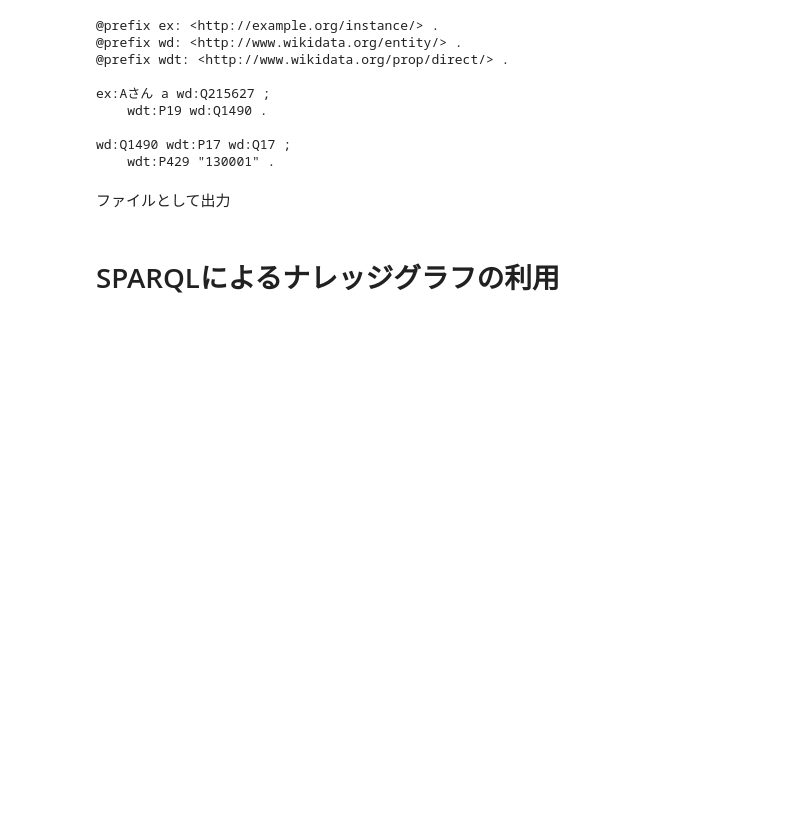
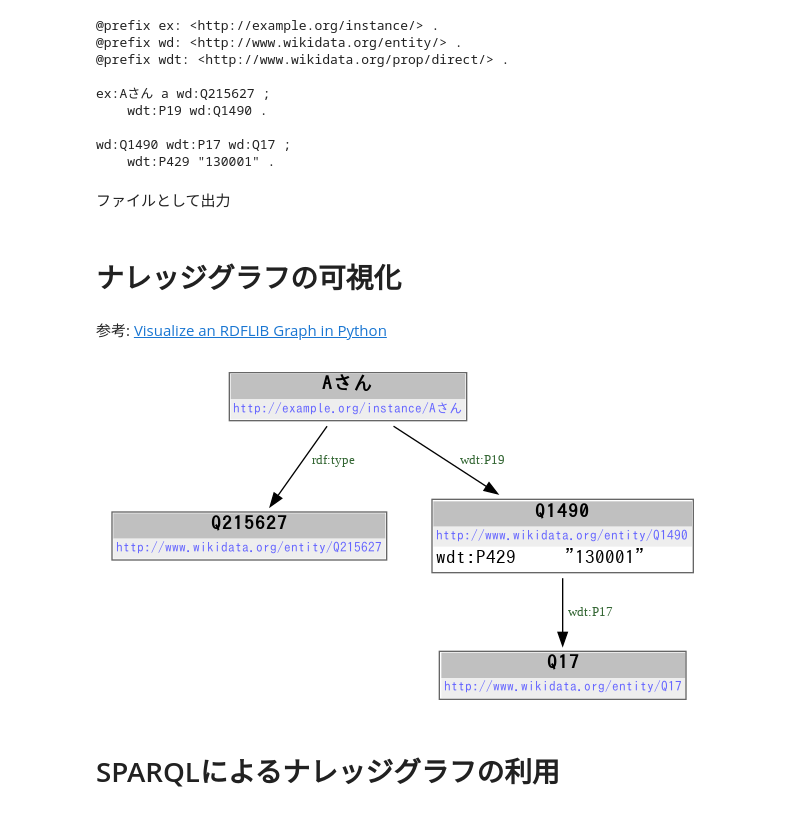
Before and after one commit to KnowledgeGraphJapan/KGRC-ws-2021, a Jupyter notebook: Section2/kgrc_ws_2021_sample.ipynb, the cells around one changed output. Drawn from its saved outputs; the diff is of its cells as text; code cells hidden in the pictures; blank space fills up the shorter version.

Commit message:
add visualization

```diff
--- a/Section2/kgrc_ws_2021_sample.ipynb
+++ b/Section2/kgrc_ws_2021_sample.ipynb
@@ -85,3 +92,7 @@ wd:Q1490 wdt:P17 wd:Q17 ;
 ファイルとして出力
 # %%
 g.serialize(destination="example.ttl", format="turtle")
+# %% [markdown]
+# ナレッジグラフの可視化
+# %% [markdown]
+参考: [Visualize an RDFLIB Graph in Python](https://stackoverflow.com/questions/39274216/visualize-an-rdflib-graph-in-python)
@@ -88,3 +105,11 @@ g.serialize(destination="example.ttl", format="turtle")
+# %%
+stream = io.StringIO()
+rdf2dot(g, stream, opts = {display})
+dg = pydotplus.graph_from_dot_data(stream.getvalue())
+png = dg.create_png()
+display(Image(png))
+# %% [output]
+[figure, added]
 # %% [markdown]
 # SPARQLによるナレッジグラフの利用
 # %% [markdown]
```
Also changed, not shown: parts of 3 cells of this notebook.
